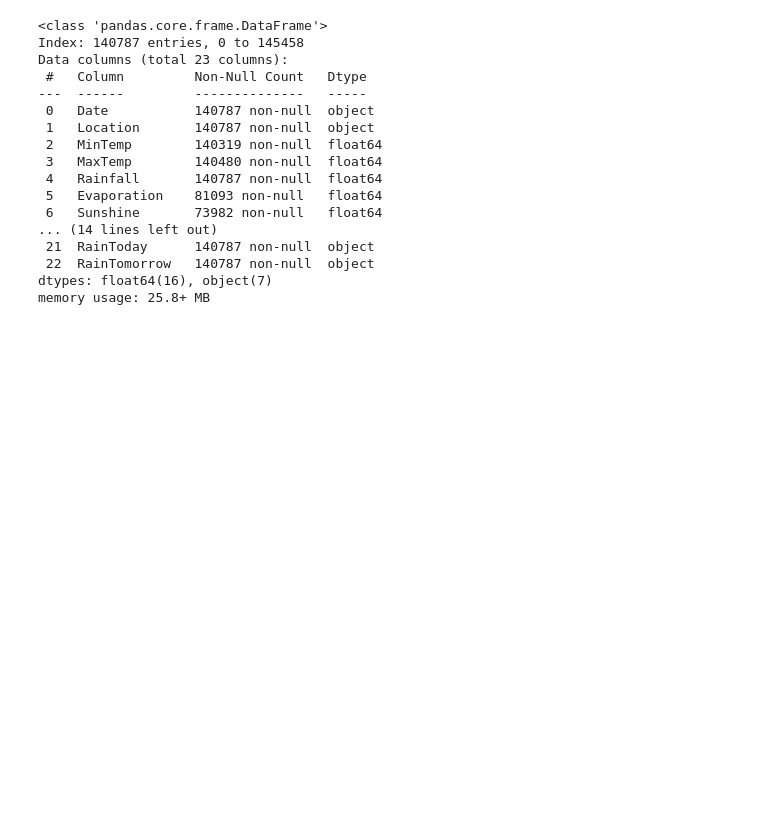
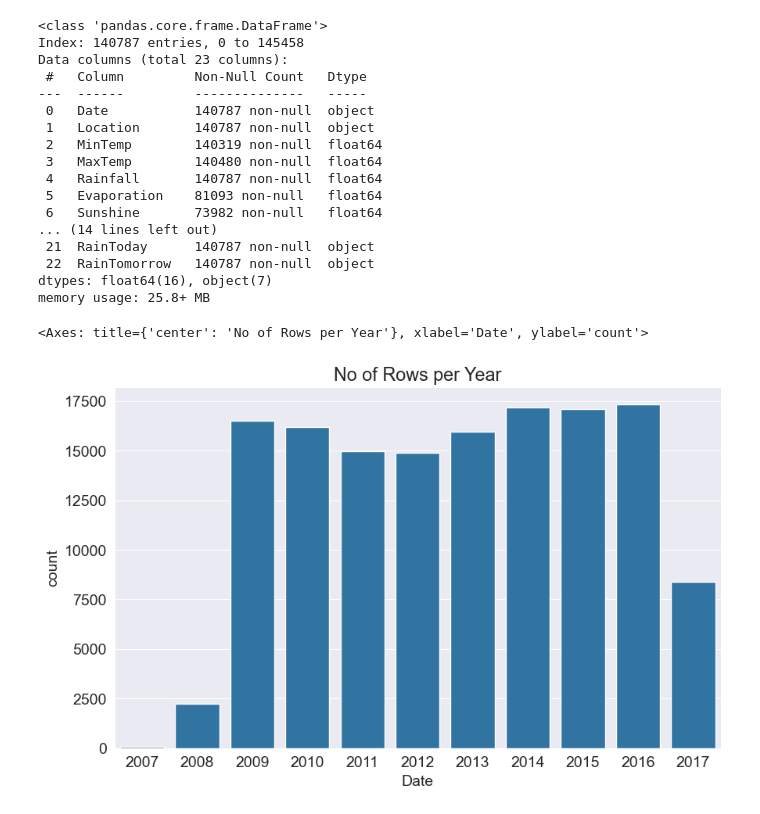
Before and after one commit to rafeyshah/scikit-learn-revisited, a Jupyter notebook: 02. Logistic Regression for Classification/LogisticRegression.ipynb, the cells around one changed output. Drawn from its saved outputs; the diff is of its cells as text; code cells hidden in the pictures; blank space fills up the shorter version.

```diff
--- a/02. Logistic Regression for Classification/LogisticRegression.ipynb
+++ b/02. Logistic Regression for Classification/LogisticRegression.ipynb
@@ -11,6 +11,18 @@ raw_df.head()
 | 3 | 2008-12-04 | Albury | 9.2 | 28.0 | 0.0 | NaN | NaN | NE | 24.0 | ... |
 | 4 | 2008-12-05 | Albury | 17.5 | 32.3 | 1.0 | NaN | NaN | W | 41.0 | ... |
 5 rows × 23 columns
+# %%
+import plotly.express as px
+import matplotlib
+import matplotlib.pyplot as plt
+import seaborn as sns
+import numpy as np
+%matplotlib inline
+
+sns.set_style('darkgrid')
+matplotlib.rcParams['font.size'] = 14
+matplotlib.rcParams['figure.figsize'] = (10, 6)
+matplotlib.rcParams['figure.facecolor'] = '#00000000'
 # %%
 raw_df.dropna(subset=['RainToday', 'RainTomorrow'], inplace=True)
 raw_df.info()
@@ -53,3 +65,13 @@ from sklearn.model_selection import train_test_split
 # %%
 train_val_df, test_df = train_test_split(raw_df, test_size=0.2, random_state=42)
 train_df, val_df = train_test_split(train_val_df, test_size=0.25, random_state=42)
+# %%
+plt.title('No of Rows per Year')
+sns.countplot(x=pd.to_datetime(raw_df.Date).dt.year)
+
+# from 2007 to 2017, in situation like when we have
+# train data to 2013 and validation test 2014 & 2015
+# And test the data to 2016 and 2017
+# %% [output]
+<Axes: title={'center': 'No of Rows per Year'}, xlabel='Date', ylabel='count'>
+[figure, added]
```
Also changed, not shown: parts of 33 cells of this notebook, 1 other file.
